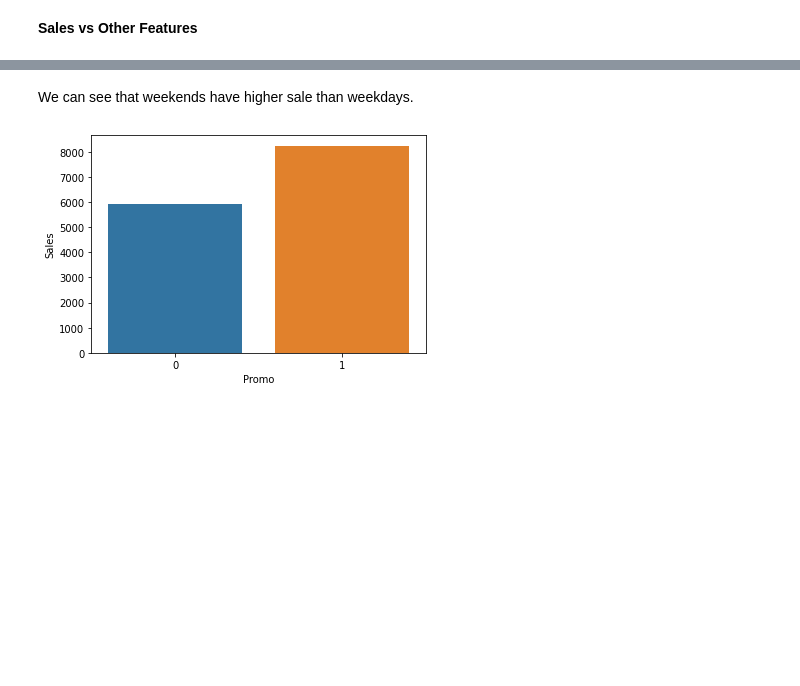
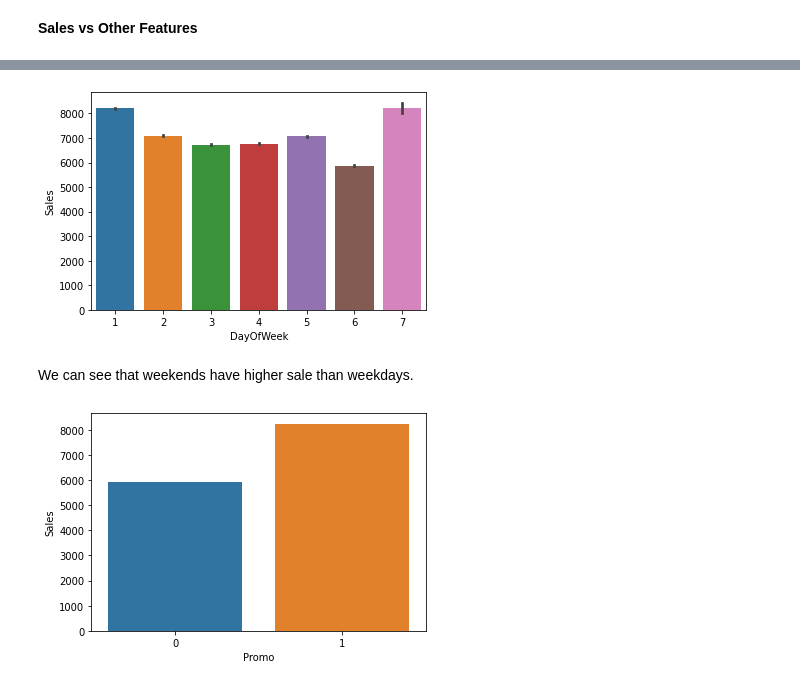
Before and after one commit to DrKamaleshR/Supervised-ML-regression, a Jupyter notebook: Rossmann_Sales_Prediction_Capstone_Project.ipynb, the cells around one changed output, grey strips where cells are left out. Cells and saved outputs as stored; diff of their text form; code cells hidden in the pictures; blank space fills up the shorter version.

```diff
--- a/Rossmann_Sales_Prediction_Capstone_Project.ipynb
+++ b/Rossmann_Sales_Prediction_Capstone_Project.ipynb
@@ -531,3 +446,10 @@ sns.distplot(ROSS2['CompetitionDistance'])
+# %%
+# Sales vs Other variable
+#Sales vs Dayofweek
+sns.barplot(x="DayOfWeek", y="Sales", data=ROSS2)
+plt.show()
+# %% [output]
+[figure, added]
 # %% [markdown]
 We can see that weekends have higher sale than weekdays.
 # %%
```
Also changed, not shown: parts of 36 cells of this notebook.
